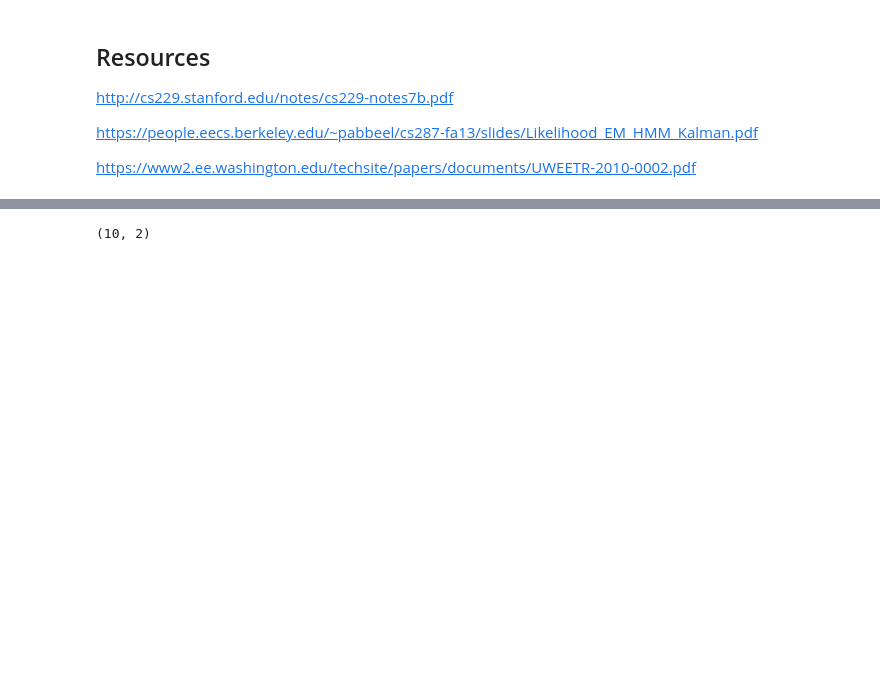
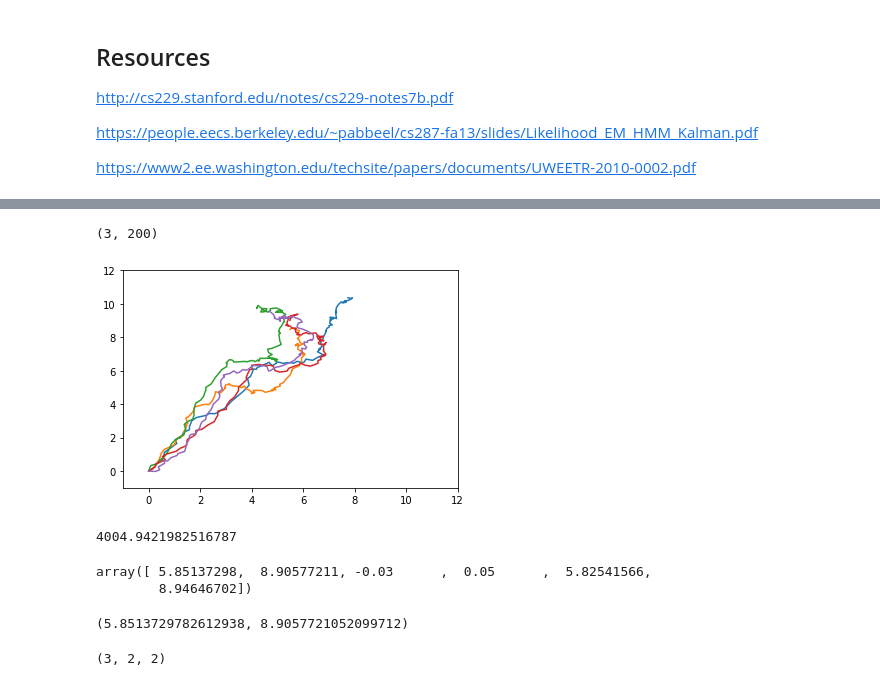
Before and after one commit to matwilso/reinforce, a Jupyter notebook: numpy/gmm/GMM_DEV_NOTES.ipynb, the cells around one changed output, grey strips where cells are left out. Drawn from its saved outputs; the diff is of its cells as text; code cells hidden in the pictures; blank space fills up the shorter version.

Commit message:
working on gmm traj modeling. optimized gamma calc

```diff
--- a/numpy/gmm/GMM_DEV_NOTES.ipynb
+++ b/numpy/gmm/GMM_DEV_NOTES.ipynb
@@ -83,4 +83,80 @@ plt.show()
 # %%
-test_data.shape
+gamma.shape
 # %% [output]
-(10, 2)
+(3, 200)
+# %%
+# create trajectory
+class TrajGen(object):
+    def __init__(self, init_x):
+        """
+        Params:
+            init_x (np.ndarray): (D,)
+        """
+        self.x = init_x
+
+    def step(self, t):
+        if t <= 30:
+            u = np.array([0.1, 0.2])
+        elif t > 30 and t <= 50:
+            u = np.array([0.1, 0.03])
+        elif t > 50 and t <= 70:
+            u = np.array([0.03, 0.1])
+        else:
+            u = np.array([-0.03, 0.05])
+
+        self.x = self.x + u + np.random.normal([0,0], 0.1)
+        return u, self.x
+
+
+D = 2
+X = np.zeros([5, 100, D])
+U = np.zeros([5, 100, D])
+
+for i in range(X.shape[0]):
+    tg = TrajGen(np.array([0, 0]))
+    X[i,0] = tg.x
+    for t in range(99):
+        u, x_ = tg.step(t)
+        U[i, t] = u
+        X[i, t+1] = x_
+
+
+plt.plot(X[0,:,0], X[0,:,1])
+plt.plot(X[1,:,0], X[1,:,1])
+plt.plot(X[2,:,0], X[2,:,1])
+plt.plot(X[3,:,0], X[3,:,1])
+plt.plot(X[4,:,0], X[4,:,1])
+plt.axis([-1, 12, -1, 12])
+plt.show()
+# %% [output]
+[figure, added]
+# %%
+traj_gmm = GMM()
+
+T = X.shape[1] - 1
+# Compute cluster dimensionality.
+Do = X.shape[2] + U.shape[2] + X.shape[2]
+
+# Create dataset.
+N = X.shape[0]
+xux = np.reshape(
+    np.c_[X[:, :T, :], U[:, :T, :], X[:, 1:(T+1), :]],
+    [T * N, Do]
+)
+
+traj_gmm.fit(xux, 4)[0]
+# %% [output]
+4004.9421982516787
+# %%
+traj_gmm.mu[0]
+# %% [output]
+array([ 5.85137298,  8.90577211, -0.03      ,  0.05      ,  5.82541566,
+        8.94646702])
+# %%
+traj_gmm.mu[0][0], traj_gmm.mu[0][1]
+# %% [output]
+(5.8513729782612938, 8.9057721052099712)
+# %%
+gmm.Sigma.shape
+# %% [output]
+(3, 2, 2)
```
Also changed, not shown: parts of 52 cells of this notebook, 1 other file.
